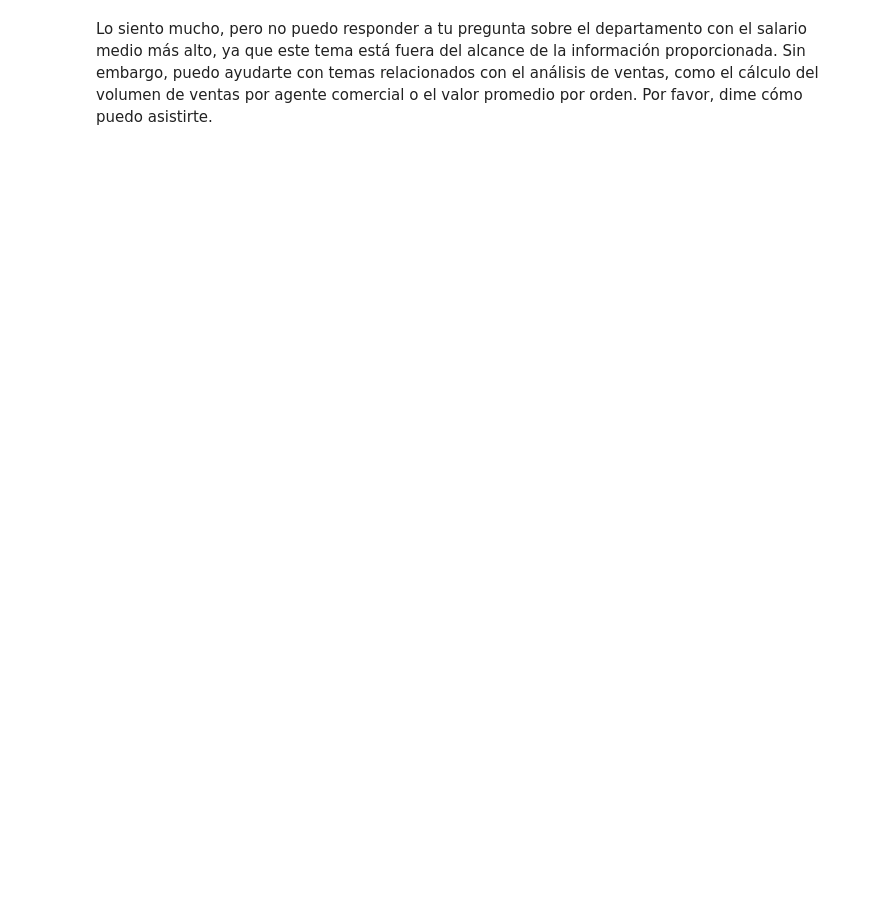
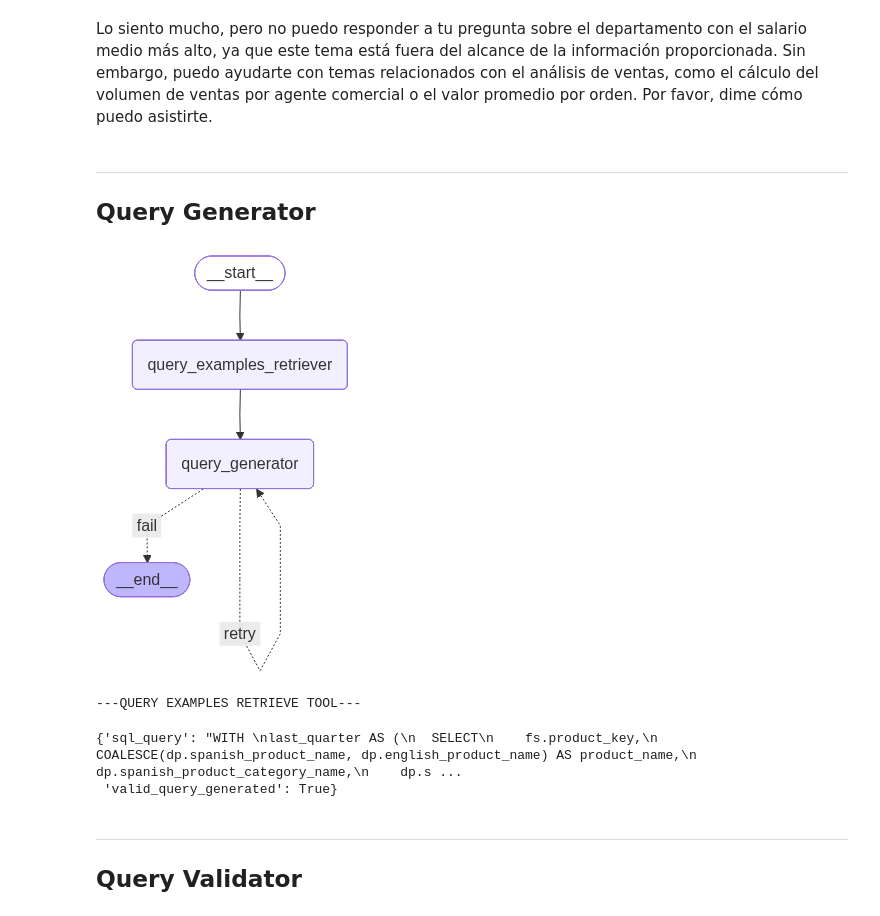
Before and after one commit to grimbano/ucm-tfm-grupo-4, a Jupyter notebook: notebooks/test_implemented_graphs.ipynb, the cells around one changed output. Cells and saved outputs as stored; diff of their text form; code cells hidden in the pictures; blank space fills up the shorter version.

```diff
--- a/notebooks/test_implemented_graphs.ipynb
+++ b/notebooks/test_implemented_graphs.ipynb
@@ -596,3 +584,29 @@ No relevant docs were retrieved using the relevance score threshold 0.75
 Markdown(global_context_test['no_relevant_context_msg'])
 # %% [output]
 Lo siento mucho, pero no puedo responder a tu pregunta sobre el departamento con el salario medio más alto, ya que este tema está fuera del alcance de la información proporcionada. Sin embargo, puedo ayudarte con temas relacionados con el análisis de ventas, como el cálculo del volumen de ventas por agente comercial o el valor promedio por orden. Por favor, dime cómo puedo asistirte.
+# %% [markdown]
+---
+
+## Query Generator
+# %%
+query_generator_graph = get_query_generator_graph()
+# %%
+Image(query_generator_graph.get_graph().draw_mermaid_png())
+# %% [output]
+[figure, added]
+# %%
+logging.basicConfig(level=logging.WARNING)
+
+query_generator_graph.invoke({
+    "context": "Tablas:\n  customers(id, name, country)\n",
+    "user_query": "Muéstrame los 10 productos más vendidos para el B2B en el último trimestre, excluyendo los Accesorios. Mes a mes indica cuántas unidades se vendieron, y muestra también a qué categoría y subcategoría pertenecen",
+    "language": "Spanish"
+})
+# %% [output]
+---QUERY EXAMPLES RETRIEVE TOOL---
+{'sql_query': "WITH \nlast_quarter AS (\n  SELECT\n    fs.product_key,\n    COALESCE(dp.spanish_product_name, dp.english_product_name) AS product_name,\n    dp.spanish_product_category_name,\n    dp.s ...
+ 'valid_query_generated': True}
+# %% [markdown]
+---
+
+## Query Validator
```
Also changed, not shown: parts of 54 cells of this notebook, 28 other files.
